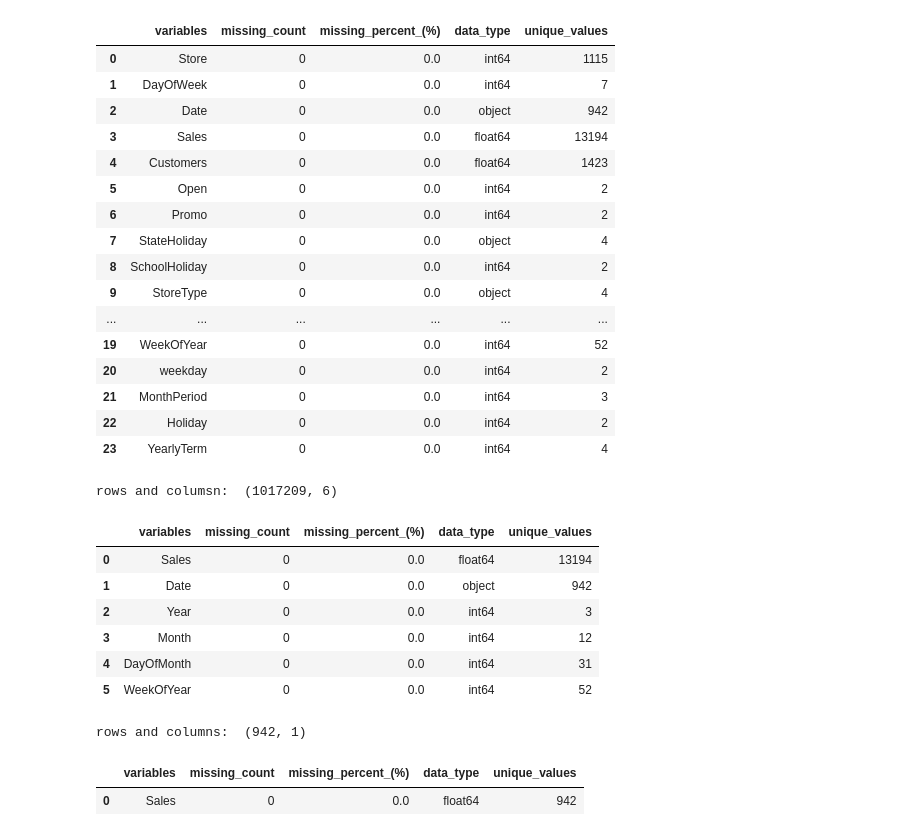
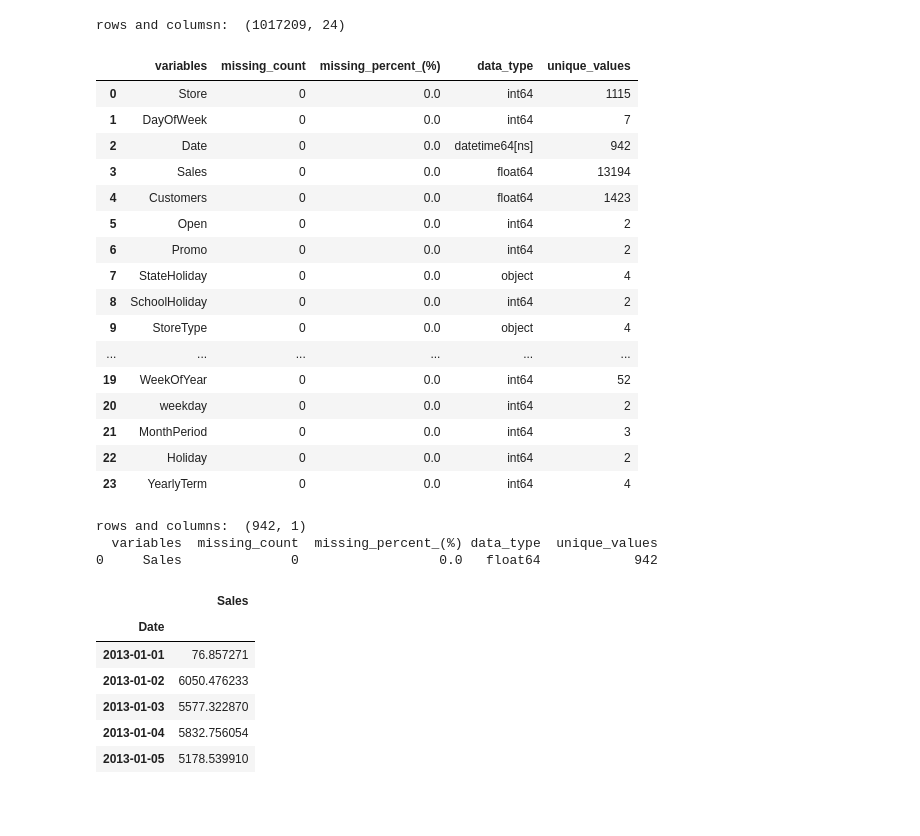
Before and after one commit to benbel376/time-series-data-sales-prediction, a Jupyter notebook: notebooks/deep_learning_modeling.ipynb, the cells around one changed output. Cells and saved outputs as stored; diff of their text form; code cells hidden in the pictures; blank space fills up the shorter version.

```diff
--- a/notebooks/deep_learning_modeling.ipynb
+++ b/notebooks/deep_learning_modeling.ipynb
@@ -34,12 +44,17 @@ DT = DataTransformer("../logs/deep_model_notebook.log")
 train = pd.read_csv("../data/train_store.csv")
 # %%
 # checking available variables
+train = train.sort_values(by="Date")
+train["Date"] = pd.to_datetime(train["Date"])
+
+print("rows and columsn: ", train.shape)
 DV.summ_columns(train)
 # %% [output]
+rows and columsn:  (1017209, 24)
 |  | variables | missing_count | missing_percent_(%) | data_type | unique_values |
 | 0 | Store | 0 | 0.0 | int64 | 1115 |
 | 1 | DayOfWeek | 0 | 0.0 | int64 | 7 |
-| 2 | Date | 0 | 0.0 | object | 942 |
+| 2 | Date | 0 | 0.0 | datetime64[ns] | 942 |
 | 3 | Sales | 0 | 0.0 | float64 | 13194 |
 | 4 | Customers | 0 | 0.0 | float64 | 1423 |
 | 5 | Open | 0 | 0.0 | int64 | 2 |
@@ -53,34 +68,25 @@ DV.summ_columns(train)
 | 21 | MonthPeriod | 0 | 0.0 | int64 | 3 |
 | 22 | Holiday | 0 | 0.0 | int64 | 2 |
 | 23 | YearlyTerm | 0 | 0.0 | int64 | 4 |
-# %%
-# extracting relevant variables
-
-date_variables = ["Sales", "Date", "Year", "Month", "DayOfMonth", "WeekOfYear"]
-selected_df = train[date_variables]
-selected_df = selected_df.sort_values(by="Date")
-print("rows and columsn: ", selected_df.shape)
-DV.summ_columns(selected_df)
-# %% [output]
-rows and columsn:  (1017209, 6)
-|  | variables | missing_count | missing_percent_(%) | data_type | unique_values |
-| 0 | Sales | 0 | 0.0 | float64 | 13194 |
-| 1 | Date | 0 | 0.0 | object | 942 |
-| 2 | Year | 0 | 0.0 | int64 | 3 |
-| 3 | Month | 0 | 0.0 | int64 | 12 |
-| 4 | DayOfMonth | 0 | 0.0 | int64 | 31 |
-| 5 | WeekOfYear | 0 | 0.0 | int64 | 52 |
 # %%
 # Sales per Day
 
-tsa_df_days = selected_df[["Date", "Sales"]].groupby(["Date"]).agg({"Sales":"sum"})
+tsa_df_days = train[["Date", "Sales"]].groupby(["Date"]).agg({"Sales":"mean"})
 
 print("rows and columns: ", tsa_df_days.shape)
-DV.summ_columns(tsa_df_days)
+print(DV.summ_columns(tsa_df_days))
+tsa_df_days.head()
 # %% [output]
 rows and columns:  (942, 1)
+  variables  missing_count  missing_percent_(%) data_type  unique_values
+0     Sales              0                  0.0   float64            942
-|  | variables | missing_count | missing_percent_(%) | data_type | unique_values |
-| 0 | Sales | 0 | 0.0 | float64 | 942 |
+|  | Sales |
+| Date |  |
+| 2013-01-01 | 76.857271 |
+| 2013-01-02 | 6050.476233 |
+| 2013-01-03 | 5577.322870 |
+| 2013-01-04 | 5832.756054 |
+| 2013-01-05 | 5178.539910 |
 # %%
 DV.plot_line(tsa_df_days, "Date", "Sales", [15, 5], "sales per day", "sales_day.png")
 # %% [output]
```
Also changed, not shown: parts of 38 cells of this notebook, 41 other files.
